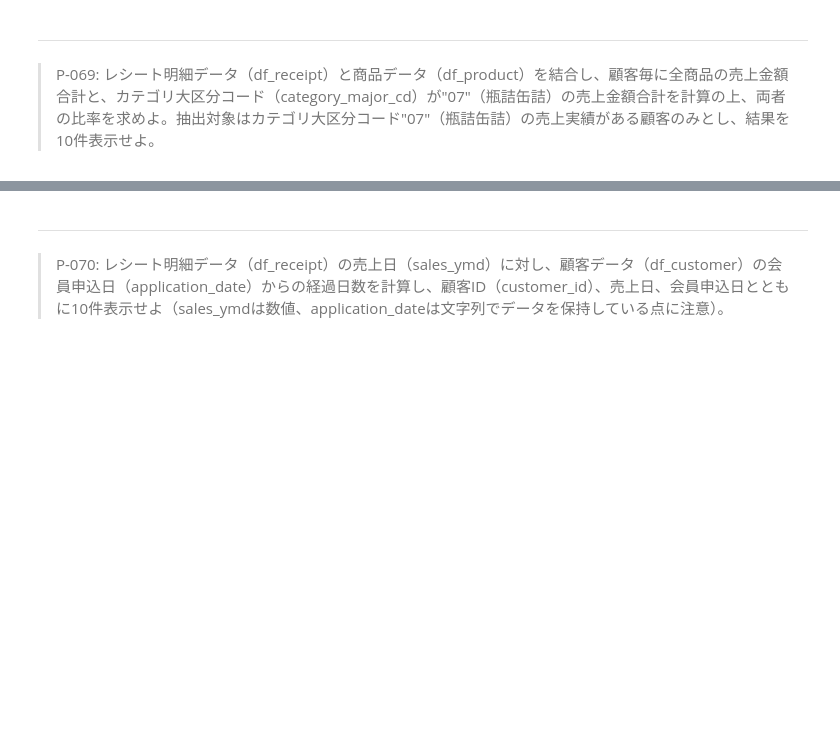
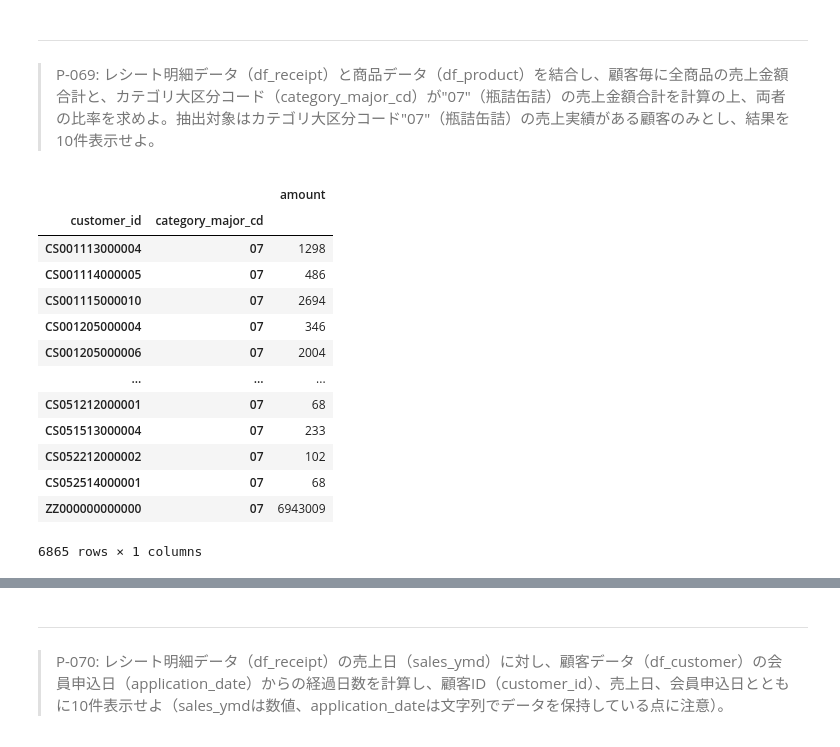
Before and after one commit to kayaba0721/ThinkStats2, a Jupyter notebook: docker/work/preprocess_knock_Python.ipynb, the cells around one changed output, grey strips where cells are left out. Drawn from its saved outputs; the diff is of its cells as text; code cells hidden in the pictures; blank space fills up the shorter version.

```diff
--- a/docker/work/preprocess_knock_Python.ipynb
+++ b/docker/work/preprocess_knock_Python.ipynb
@@ -1603,3 +1617,9 @@ np.float64(0.24911451726732708)
 # %% [markdown]
 ---
 > P-065: 商品データ（df_product）の各商品について、利益率が30%となる新たな単価を求めよ。ただし、1円未満は切り捨てること。そして結果を10件表示させ、利益率がおよそ30％付近であることを確認せよ。ただし、単価（unit_price）と原価（unit_cost）には欠損が生じていることに注意せよ。
+# %%
+df_product['new_price'] = np.floor(df_product['unit_cost']/0.7)
+
+df_product['unit_cost'].head(10)
+df_product['new_profit']=(df_product['new_price']-df_product['unit_cost'])/df_product['new_price']
+df_product['new_profit'].head()
@@ -1606,3 +1634,6 @@ np.float64(0.24911451726732708)
 # %% [markdown]
 ---
 > P-066: 商品データ（df_product）の各商品について、利益率が30%となる新たな単価を求めよ。今回は、1円未満を丸めること（四捨五入または偶数への丸めで良い）。そして結果を10件表示させ、利益率がおよそ30％付近であることを確認せよ。ただし、単価（unit_price）と原価（unit_cost）には欠損が生じていることに注意せよ。
+# %%
+df_product['new_price'] = np.round(df_product['unit_cost']/0.7)
+df_product['new_price'].head(10)
@@ -1608,0 +1653,3 @@ np.float64(0.24911451726732708)
+# %%
+df_product['new_price_rate'] = (df_product['new_price']-df_product['unit_cost'])/df_product['new_price']
+df_product['new_price_rate'].head(10)
@@ -1615,3 +1730,22 @@ np.float64(0.24911451726732708)
 # %% [markdown]
 ---
 > P-069: レシート明細データ（df_receipt）と商品データ（df_product）を結合し、顧客毎に全商品の売上金額合計と、カテゴリ大区分コード（category_major_cd）が"07"（瓶詰缶詰）の売上金額合計を計算の上、両者の比率を求めよ。抽出対象はカテゴリ大区分コード"07"（瓶詰缶詰）の売上実績がある顧客のみとし、結果を10件表示せよ。
+# %%
+join_data = pd.merge(df_receipt,df_product,how ="inner",on = "product_cd")
+join_data.query("category_major_cd == ('07')").groupby(["customer_id","category_major_cd"]).agg({"amount":"sum"})
+#join_data['sum_all']= join_data.agg({"amount":"sum"})
+# %% [output]
+|  |  | amount |
+| customer_id | category_major_cd |  |
+| CS001113000004 | 07 | 1298 |
+| CS001114000005 | 07 | 486 |
+| CS001115000010 | 07 | 2694 |
+| CS001205000004 | 07 | 346 |
+| CS001205000006 | 07 | 2004 |
+| ... | ... | ... |
+| CS051212000001 | 07 | 68 |
+| CS051513000004 | 07 | 233 |
+| CS052212000002 | 07 | 102 |
+| CS052514000001 | 07 | 68 |
+| ZZ000000000000 | 07 | 6943009 |
+6865 rows × 1 columns
```
Also changed, not shown: parts of 12 cells of this notebook.
